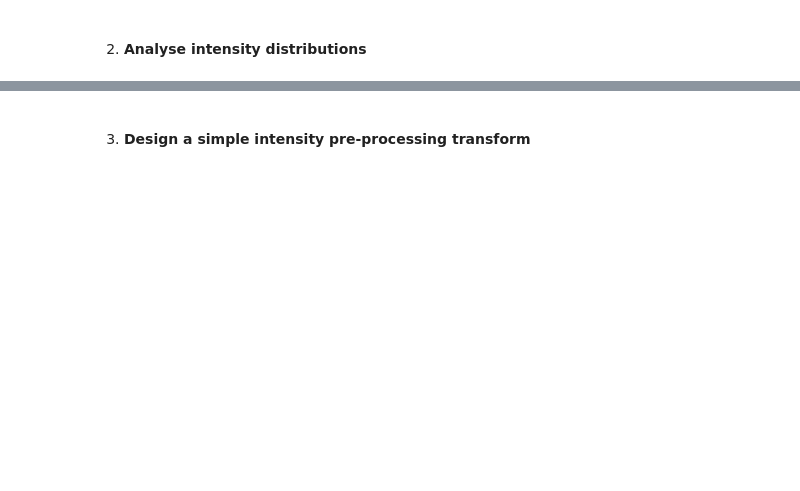
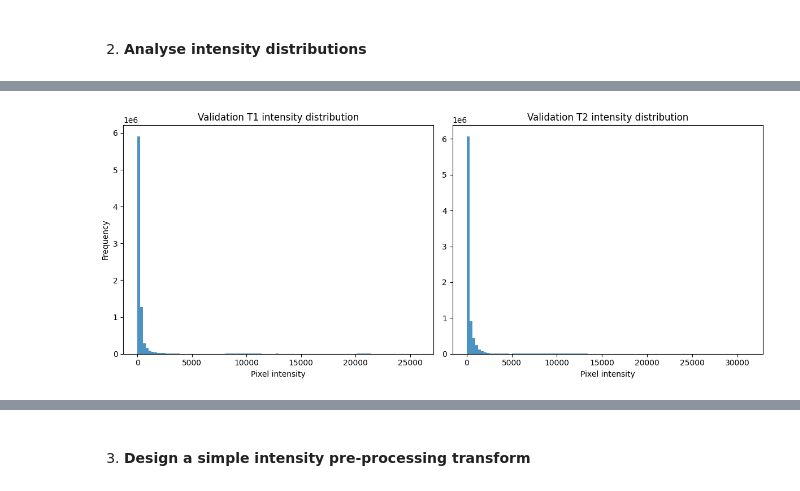
Before and after one commit to ada-hb525/ci_mpm, a Jupyter notebook: Assessment_Q1.ipynb, the cells around one changed output, grey strips where cells are left out. Saved outputs shown, nothing was run; the diff lists cells and outputs as text; code cells hidden in the pictures; blank space fills up the shorter version.

```diff
--- a/Assessment_Q1.ipynb
+++ b/Assessment_Q1.ipynb
@@ -110,0 +249,32 @@ Please, **make sure to thoroughly describe and comment every piece of code that
+# %%
+n_val = 2000
+indices_val = np.random.choice(len(valid_dataset), size=n_val, replace=False)
+
+t1_val_pixels = []
+t2_val_pixels = []
+
+for idx in indices_val:
+    s = valid_dataset[int(idx)]
+    t1_val_pixels.append(s["t1"].squeeze().numpy().flatten())
+    t2_val_pixels.append(s["t2"].squeeze().numpy().flatten())
+
+t1_val_pixels = np.concatenate(t1_val_pixels)
+t2_val_pixels = np.concatenate(t2_val_pixels)
+# %%
+plt.figure(figsize=(12,5))
+
+plt.subplot(1,2,1)
+plt.hist(t1_val_pixels, bins=100, alpha=0.8)
+plt.title("Validation T1 intensity distribution")
+plt.xlabel("Pixel intensity")
+plt.ylabel("Frequency")
+
+plt.subplot(1,2,2)
+plt.hist(t2_val_pixels, bins=100, alpha=0.8)
+plt.title("Validation T2 intensity distribution")
+plt.xlabel("Pixel intensity")
+
+plt.tight_layout()
+plt.show()
+# %% [output]
+[figure, added]
```
Also changed, not shown: parts of 13 cells of this notebook.
